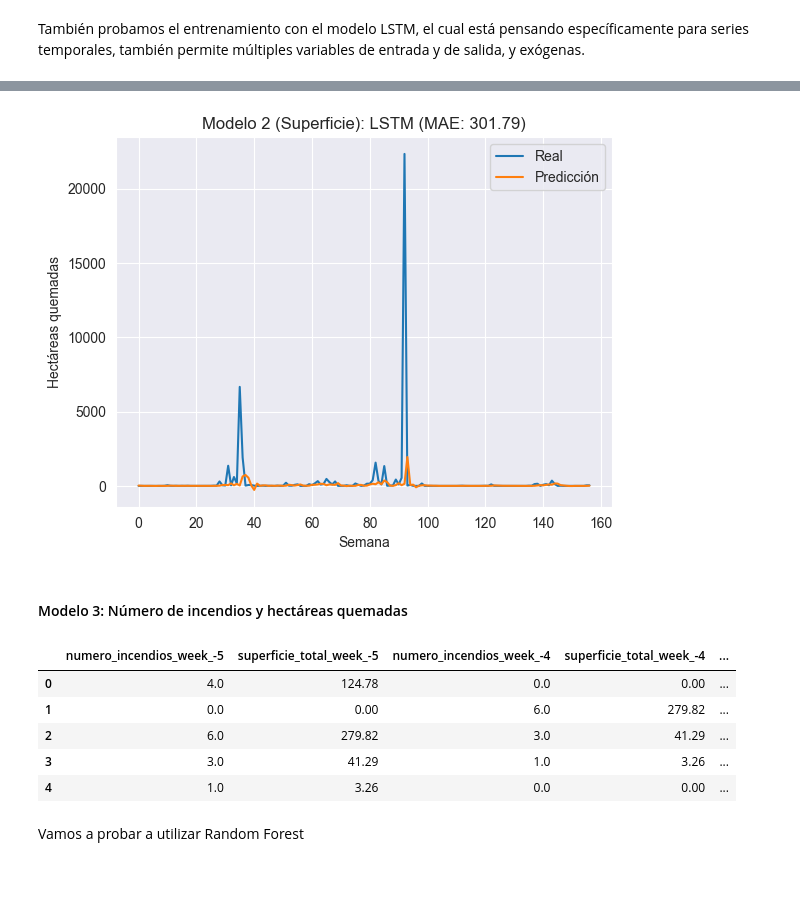
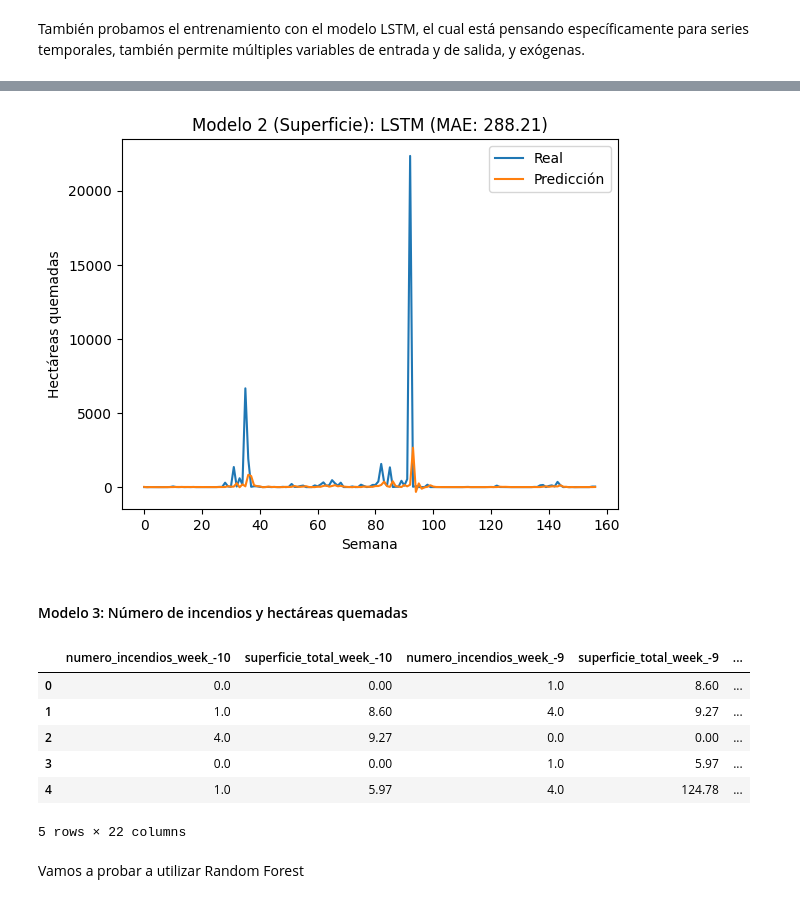
Before and after one commit to JozsefIvanGafo/4-Year-Q1-iao-project-Prediction-of-Forest-fires-in-Galicia-Spain2024-UC3M, a Jupyter notebook: prediction_time_series.ipynb, the cells around one changed output, grey strips where cells are left out. Saved outputs shown, nothing was run; the diff lists cells and outputs as text; code cells hidden in the pictures; blank space fills up the shorter version.

```diff
--- a/prediction_time_series.ipynb
+++ b/prediction_time_series.ipynb
@@ -553,6 +553,6 @@ plt.plot(y_pred, label="Predicción")
 plt.legend()
 plt.xlabel("Semana")
 plt.ylabel("Hectáreas quemadas")
-plt.title("Modelo 2 (Superficie): LSTM (MAE: 301.79)")
+plt.title("Modelo 2 (Superficie): LSTM (MAE: 288.21)")
 plt.show()
 # %% [output]
@@ -568,4 +568,4 @@ MAE en el conjunto de test final: 284.4909362792969
-[figure, old version]
+[figure, new version]
 # %% [markdown]
 #### Modelo 3: Número de incendios y hectáreas quemadas
 # %%
@@ -573,7 +573,7 @@ target_vars = ["numero_incendios", "superficie_total"]
 exogenous_vars = []
 
 # Supongamos que df_train ya contiene estas variables
-n_weeks = 5  # Número de semanas previas
+n_weeks = 10  # Número de semanas previas
 df_windowed_train = create_windowed_dataframe(df_train, n_weeks, target_vars, exogenous_vars)
 
 # Concatenar las últimas n semanas del train al inicio del test para poder predecir las primeras semanas de test
@@ -583,12 +583,13 @@ df_windowed_test = create_windowed_dataframe(df_test_extended, n_weeks, target_v
 # Revisar los primeros registros
 df_windowed_test.head()
 # %% [output]
-|  | numero_incendios_week_-5 | superficie_total_week_-5 | numero_incendios_week_-4 | superficie_total_week_-4 | ... |
-| 0 | 4.0 | 124.78 | 0.0 | 0.00 | ... |
-| 1 | 0.0 | 0.00 | 6.0 | 279.82 | ... |
-| 2 | 6.0 | 279.82 | 3.0 | 41.29 | ... |
-| 3 | 3.0 | 41.29 | 1.0 | 3.26 | ... |
-| 4 | 1.0 | 3.26 | 0.0 | 0.00 | ... |
+|  | numero_incendios_week_-10 | superficie_total_week_-10 | numero_incendios_week_-9 | superficie_total_week_-9 | ... |
+| 0 | 0.0 | 0.00 | 1.0 | 8.60 | ... |
+| 1 | 1.0 | 8.60 | 4.0 | 9.27 | ... |
+| 2 | 4.0 | 9.27 | 0.0 | 0.00 | ... |
+| 3 | 0.0 | 0.00 | 1.0 | 5.97 | ... |
+| 4 | 1.0 | 5.97 | 4.0 | 124.78 | ... |
+5 rows × 22 columns
 # %% [markdown]
 Vamos a probar a utilizar Random Forest
 # %%
```
Also changed, not shown: parts of 10 cells of this notebook.
